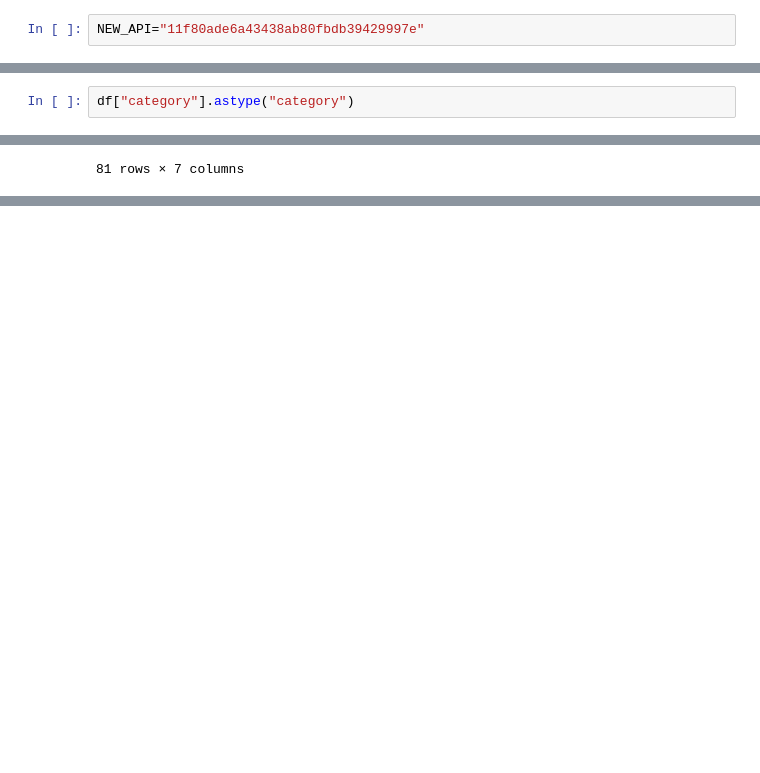
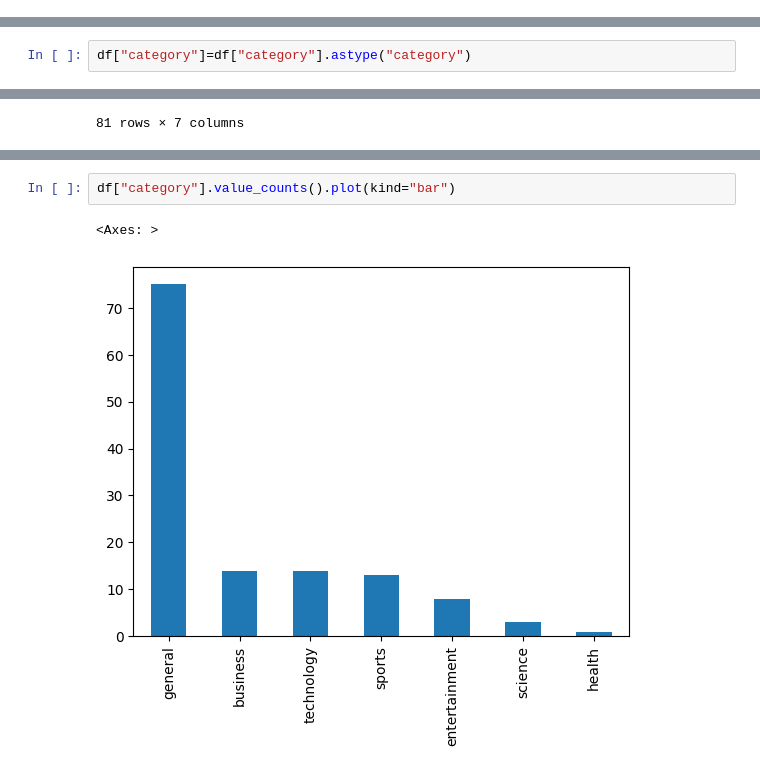
Before and after one commit to nursena8/NewsApiProject, a Jupyter notebook: new_api-2.ipynb, the cells around one changed output, grey strips where cells are left out. Saved outputs shown, nothing was run; the diff lists cells and outputs as text; blank space fills up the shorter version.

```diff
--- a/new_api-2.ipynb
+++ b/new_api-2.ipynb
@@ -11,8 +11,6 @@ Requirement already satisfied: certifi>=2017.4.17 in /usr/local/lib/python3.10/d
 import pandas as pd
 from newsapi import NewsApiClient
 from IPython.display import JSON
-# %%
-NEW_API="11f80ade6a43438ab80fbdb39429997e"
 # %%
 newsapi=NewsApiClient(api_key=NEW_API)
 top_headlines=newsapi.get_top_headlines(q="bitcoin",sources="bbc-news,the-verge",
@@ -100,4 +98,4 @@ df["category"].nunique()
 # %% [output]
 7
 # %%
-df["category"].astype("category")
+df["category"]=df["category"].astype("category")
@@ -148,0 +152,5 @@ choose_language("en")
+# %%
+df["category"].value_counts().plot(kind="bar")
+# %% [output]
+<Axes: >
+[figure, added]
```
Also changed, not shown: parts of 6 cells of this notebook.
